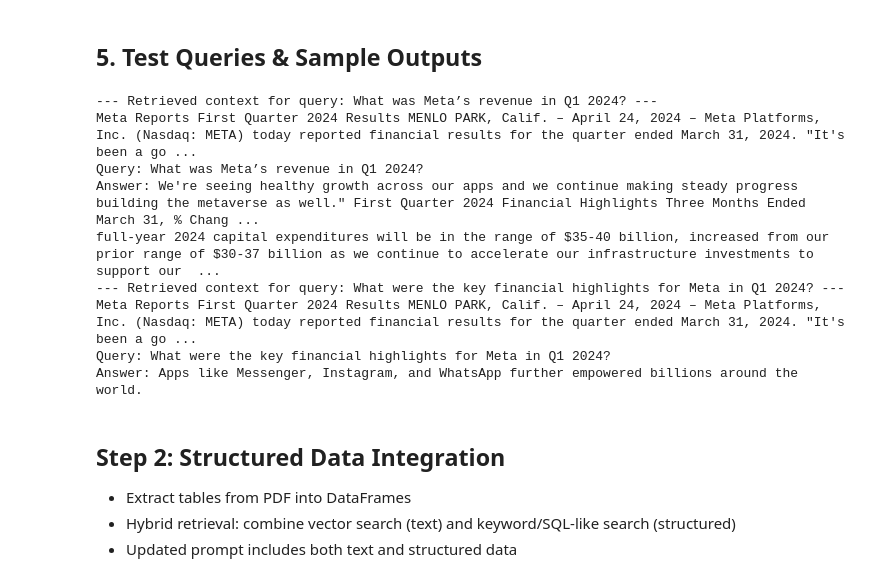
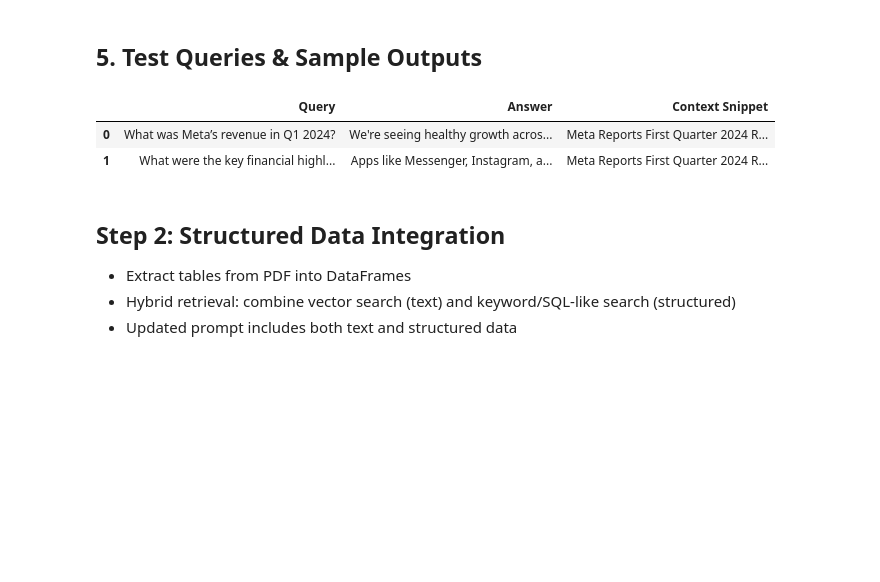
Before and after one commit to MdMostafizurRahaman/AI_R-D, a Jupyter notebook: AI_R&D/rag_pipeline_step1.ipynb, the cells around one changed output. Cells and saved outputs as stored; diff of their text form; code cells hidden in the pictures; blank space fills up the shorter version.

```diff
--- a/AI_R&D/rag_pipeline_step1.ipynb
+++ b/AI_R&D/rag_pipeline_step1.ipynb
@@ -149,34 +149,40 @@ def generate_fact_answer(context, query):
 # %%
 test_queries = [
     "What was Meta’s revenue in Q1 2024?",
     "What were the key financial highlights for Meta in Q1 2024?"
-]
+ ]
 
+import pandas as pd
+results = []
 for query in test_queries:
     top_chunks = retrieve(query)
-    # Deduplicate chunks while preserving order
     seen = set()
     deduped_chunks = []
     for chunk in top_chunks:
         if chunk not in seen:
             deduped_chunks.append(chunk)
             seen.add(chunk)
     context = '\n'.join(deduped_chunks)
-    print(f'--- Retrieved context for query: {query} ---')
-    print(context[:1000])  # Print first 1000 chars of context for inspection
     answer = generate_fact_answer(context, query)
-    print(f'Query: {query}')
-    print(f'Answer: {answer}')
+    # Get a short context snippet (first relevant sentence or 200 chars)
+    import re
+    sentences = re.split(r'(?<=[.!?])\s+', context)
+    snippet = ''
+    for sent in sentences:
+        if len(sent.strip()) > 20:
+            snippet = sent.strip()
+            break
+    if not snippet:
+        snippet = context[:200] + ('...' if len(context) > 200 else '')
+    results.append({'Query': query, 'Answer': answer.strip(), 'Context Snippet': snippet})
+
+# Display results as a DataFrame for clarity
+pd.set_option('display.max_colwidth', 300)
+display(pd.DataFrame(results))
 # %% [output]
---- Retrieved context for query: What was Meta’s revenue in Q1 2024? ---
-Meta Reports First Quarter 2024 Results MENLO PARK, Calif. – April 24, 2024 – Meta Platforms, Inc. (Nasdaq: META) today reported financial results for the quarter ended March 31, 2024. "It's been a go ...
-Query: What was Meta’s revenue in Q1 2024?
-Answer: We're seeing healthy growth across our apps and we continue making steady progress building the metaverse as well." First Quarter 2024 Financial Highlights Three Months Ended March 31, % Chang ...
-full-year 2024 capital expenditures will be in the range of $35-40 billion, increased from our prior range of $30-37 billion as we continue to accelerate our infrastructure investments to support our  ...
---- Retrieved context for query: What were the key financial highlights for Meta in Q1 2024? ---
-Meta Reports First Quarter 2024 Results MENLO PARK, Calif. – April 24, 2024 – Meta Platforms, Inc. (Nasdaq: META) today reported financial results for the quarter ended March 31, 2024. "It's been a go ...
-Query: What were the key financial highlights for Meta in Q1 2024?
-Answer: Apps like Messenger, Instagram, and WhatsApp further empowered billions around the world.
+|  | Query | Answer | Context Snippet |
+| 0 | What was Meta’s revenue in Q1 2024? | We're seeing healthy growth acros... | Meta Reports First Quarter 2024 R... |
+| 1 | What were the key financial highl... | Apps like Messenger, Instagram, a... | Meta Reports First Quarter 2024 R... |
 # %% [markdown]
 ## Step 2: Structured Data Integration
 - Extract tables from PDF into DataFrames
```
Also changed, not shown: parts of 2 cells of this notebook.
